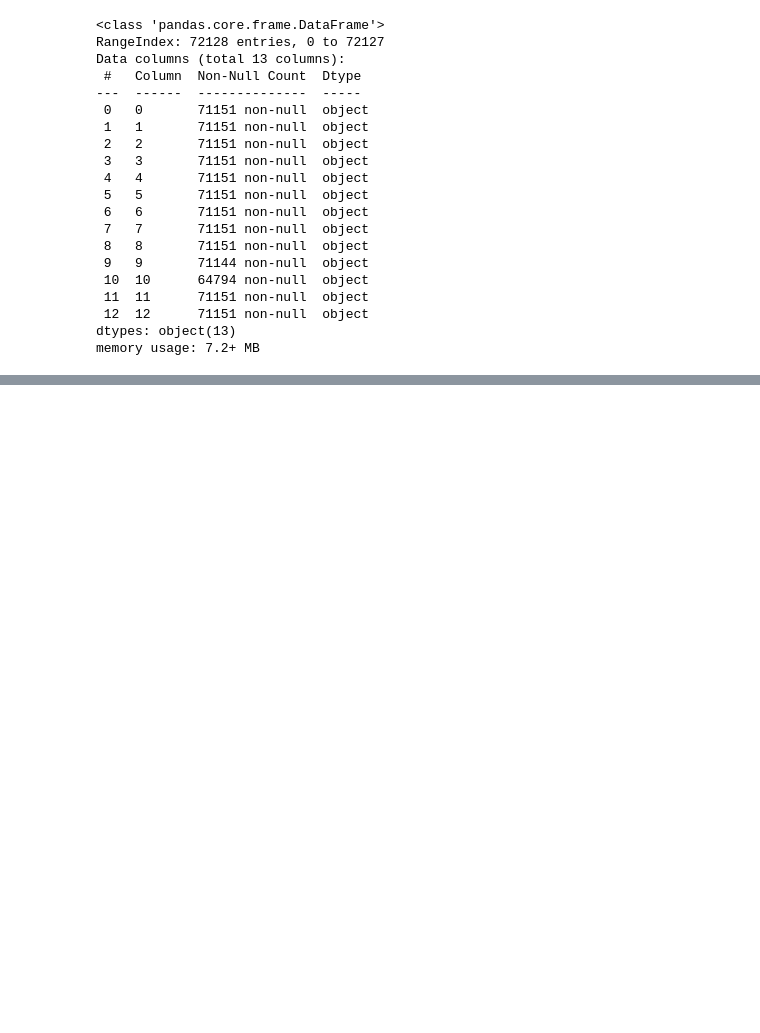
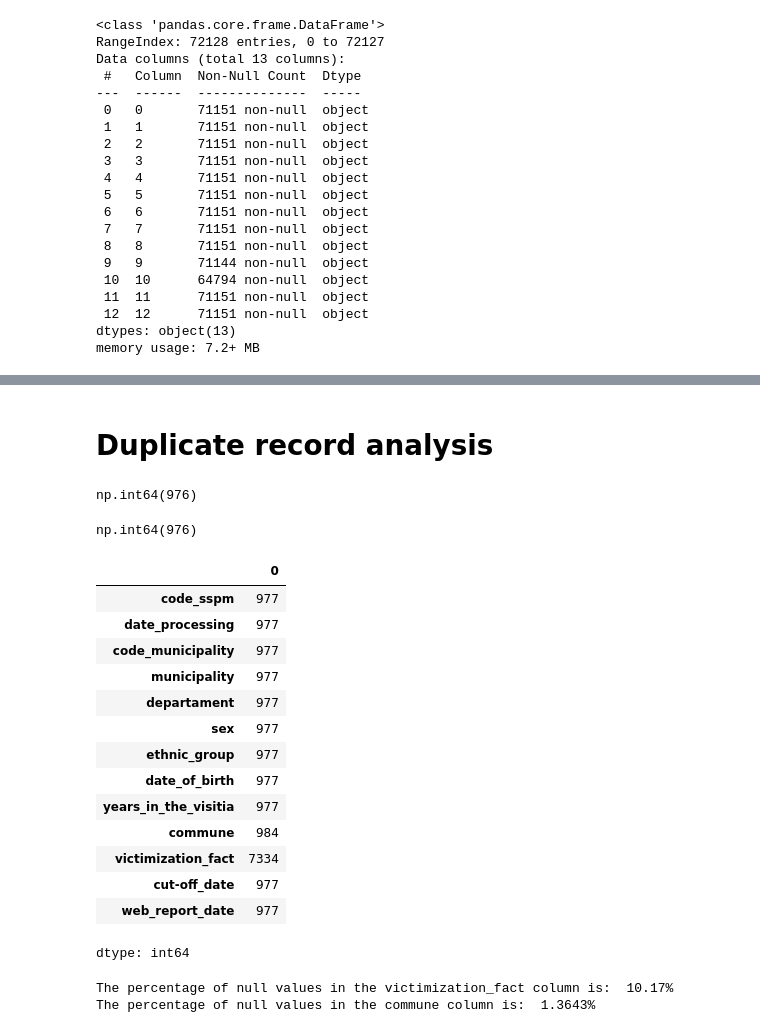
Before and after one commit to vamphook972/armed-conflict-ETL-project, a Jupyter notebook: notebooks/extraction _transformation.ipynb, the cells around one changed output, grey strips where cells are left out. Cells and saved outputs as stored; diff of their text form; code cells hidden in the pictures; blank space fills up the shorter version.

Commit message:
fix duplicate records, look at data types and important information from years_in_the_visitia

```diff
--- a/notebooks/extraction _transformation.ipynb
+++ b/notebooks/extraction _transformation.ipynb
@@ -131,3 +137,44 @@ df_victims1.describe()
 | unique | 71151.0 | 2593 | 3 | 2 | 2 | 3 | 11 | ... |
 | top | 71150.0 | 16-nov-2018 | 76001 | Cali | Valle del Cauca | Femenino | Mestizo | ... |
 | freq | 1.0 | 403 | 65535 | 71150 | 71150 | 41080 | 24680 | ... |
+# %% [markdown]
+# Duplicate record analysis
+# %%
+# See duplicates
+df.duplicated().sum()
+# %% [output]
+np.int64(976)
+# %%
+#to check for duplicate IDs
+df['code_sspm'].duplicated().sum()
+# %% [output]
+np.int64(976)
+# %%
+# Identify nulls in the df
+df.isna().sum()
+# %% [output]
+|  | 0 |
+| code_sspm | 977 |
+| date_processing | 977 |
+| code_municipality | 977 |
+| municipality | 977 |
+| departament | 977 |
+| sex | 977 |
+| ethnic_group | 977 |
+| date_of_birth | 977 |
+| years_in_the_visitia | 977 |
+| commune | 984 |
+| victimization_fact | 7334 |
+| cut-off_date | 977 |
+| web_report_date | 977 |
+dtype: int64
+# %%
+#To see the percentage of nulls in each column (victimization_fact and commune)
+percentage_nulls_fact = (((df["victimization_fact"].isna().sum())/df.shape[0])*100 )
+print(f'The percentage of null values in the victimization_fact column is: {percentage_nulls_fact : .2f}%')
+
+percentage_nulls_commune = (((df["commune"].isna().sum())/df.shape[0])*100 )
+print(f'The percentage of null values in the commune column is: {percentage_nulls_commune : .4f}%')
+# %% [output]
+The percentage of null values in the victimization_fact column is:  10.17%
+The percentage of null values in the commune column is:  1.3643%
```
Also changed, not shown: parts of 5 cells of this notebook.
